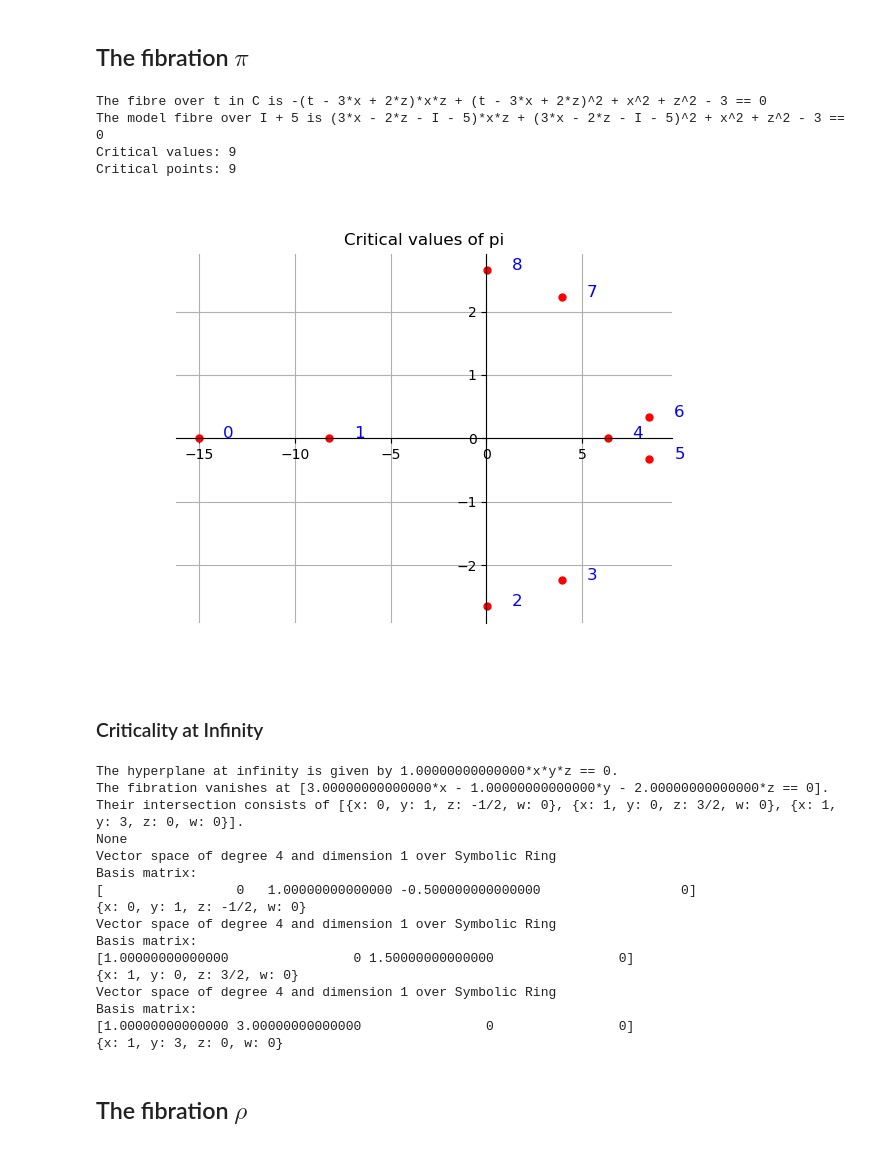
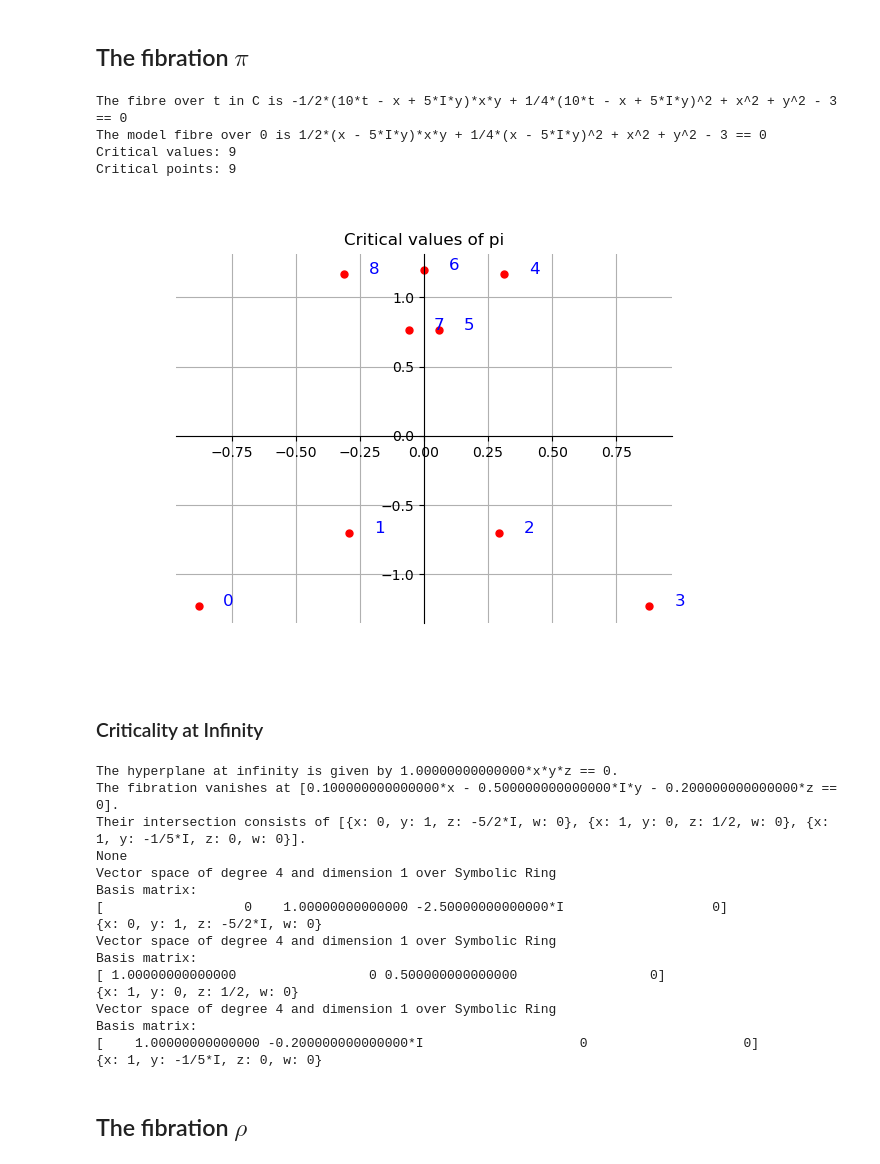
Before and after one commit to ViveLeFrance/AffineHandlebodies, a Jupyter notebook: p6.ipynb, the cells around one changed output. Drawn from its saved outputs; the diff is of its cells as text; code cells hidden in the pictures.

```diff
--- a/p6.ipynb
+++ b/p6.ipynb
@@ -52,36 +52,36 @@ The variety is smooth.
 # %%
 alpha, beta, gamma = var('alpha, beta, gamma', domain=CC)
 pi = alpha*x + beta*y + gamma*z
 
 
 pi = pi.subs({
-    alpha: 3,
-    beta: -1,
-    gamma: -2
+    alpha: 0.1,
+    beta: -0.5*I,
+    gamma: -0.2
 })
 
 pi = LefschetzFibration([x,y,z], X, pi)
-origin_fibre = I+5
-solvefor=y
+origin_fibre = 0
+solvefor=z
 
 t = var('t', domain=CC)
 
 t_fibre = pi.get_fibre(t, solvefor)
 print(f'The fibre over t in C is {t_fibre.simplify()==0}')
 print(f'The model fibre over {origin_fibre} is {t_fibre.simplify().subs({t:origin_fibre})==0}')
 
 crit_values_pi = sort_by_angle(pi.get_critical_values(), origin_fibre)
 crit_points_pi = pi.get_critical_points()
 
 print(f'Critical values: {len(crit_values_pi)} \nCritical points: {len(crit_points_pi)}')
 
 plot_points_ordered(crit_values_pi, 'Critical values of pi', origin_fibre=origin_fibre)
 # %% [output]
-The fibre over t in C is -(t - 3*x + 2*z)*x*z + (t - 3*x + 2*z)^2 + x^2 + z^2 - 3 == 0
-The model fibre over I + 5 is (3*x - 2*z - I - 5)*x*z + (3*x - 2*z - I - 5)^2 + x^2 + z^2 - 3 == 0
+The fibre over t in C is -1/2*(10*t - x + 5*I*y)*x*y + 1/4*(10*t - x + 5*I*y)^2 + x^2 + y^2 - 3 == 0
+The model fibre over 0 is 1/2*(x - 5*I*y)*x*y + 1/4*(x - 5*I*y)^2 + x^2 + y^2 - 3 == 0
 Critical values: 9
 Critical points: 9
-[figure, old version]
+[figure, new version]
 # %% [markdown]
 ### Criticality at Infinity
 # %%
@@ -93,21 +93,21 @@ for point in intersection:
     print(point)
 # %% [output]
 The hyperplane at infinity is given by 1.00000000000000*x*y*z == 0.
-The fibration vanishes at [3.00000000000000*x - 1.00000000000000*y - 2.00000000000000*z == 0].
-Their intersection consists of [{x: 0, y: 1, z: -1/2, w: 0}, {x: 1, y: 0, z: 3/2, w: 0}, {x: 1, y: 3, z: 0, w: 0}].
+The fibration vanishes at [0.100000000000000*x - 0.500000000000000*I*y - 0.200000000000000*z == 0].
+Their intersection consists of [{x: 0, y: 1, z: -5/2*I, w: 0}, {x: 1, y: 0, z: 1/2, w: 0}, {x: 1, y: -1/5*I, z: 0, w: 0}].
 None
 Vector space of degree 4 and dimension 1 over Symbolic Ring
 Basis matrix:
-[                 0   1.00000000000000 -0.500000000000000                  0]
-{x: 0, y: 1, z: -1/2, w: 0}
+[                  0    1.00000000000000 -2.50000000000000*I                   0]
+{x: 0, y: 1, z: -5/2*I, w: 0}
 Vector space of degree 4 and dimension 1 over Symbolic Ring
 Basis matrix:
-[1.00000000000000                0 1.50000000000000                0]
-{x: 1, y: 0, z: 3/2, w: 0}
+[ 1.00000000000000                 0 0.500000000000000                 0]
+{x: 1, y: 0, z: 1/2, w: 0}
 Vector space of degree 4 and dimension 1 over Symbolic Ring
 Basis matrix:
-[1.00000000000000 3.00000000000000                0                0]
-{x: 1, y: 3, z: 0, w: 0}
+[    1.00000000000000 -0.200000000000000*I                    0                    0]
+{x: 1, y: -1/5*I, z: 0, w: 0}
 # %% [markdown]
 ## The fibration $\rho$
 # %%
```
Also changed, not shown: parts of 3 cells of this notebook, 2 other files.
